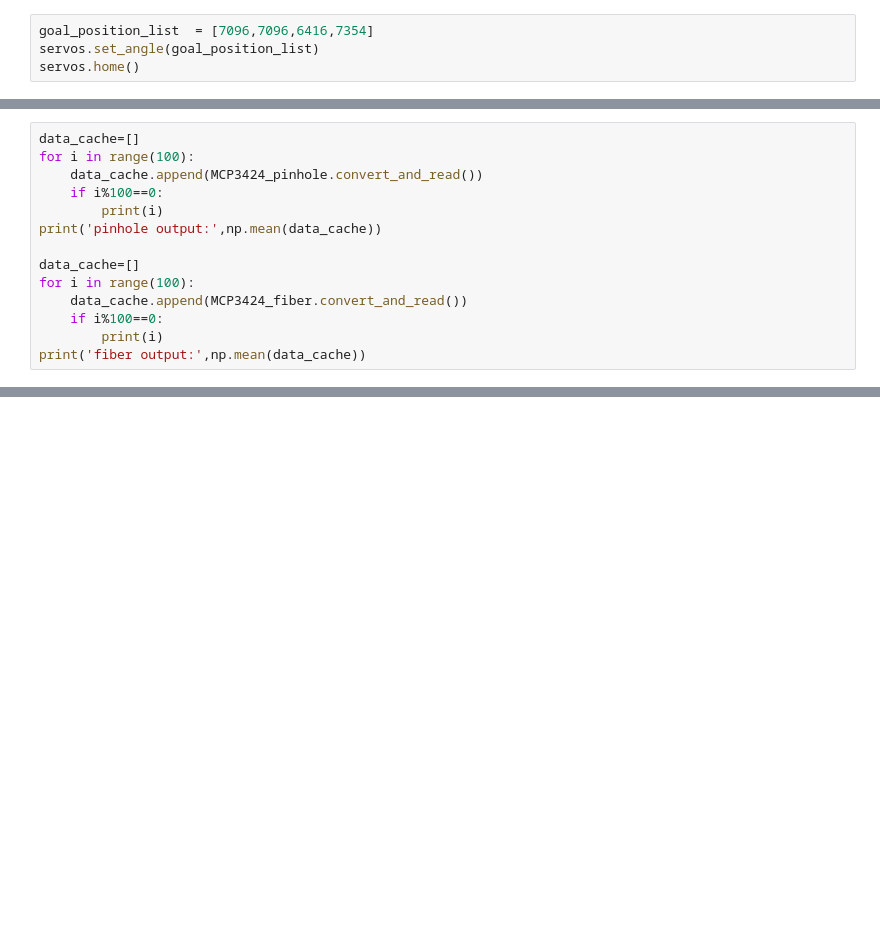
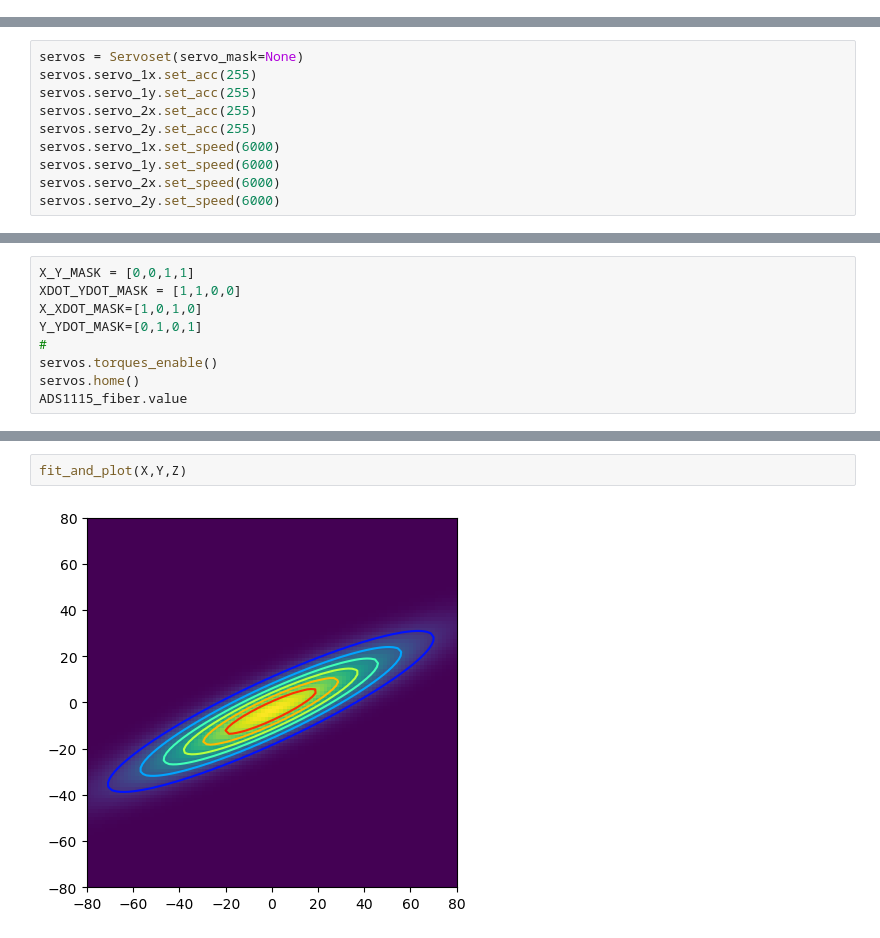
Before and after one commit to Stockholm254/servotest, a Jupyter notebook: src/expctl/servers/servoaligner/servocomp.ipynb, the cells around one changed output, grey strips where cells are left out. Saved outputs shown, nothing was run; the diff lists cells and outputs as text; blank space fills up the shorter version.

Commit message:
servo spiral aligner 1.0

```diff
--- a/src/expctl/servers/servoaligner/servocomp.ipynb
+++ b/src/expctl/servers/servoaligner/servocomp.ipynb
@@ -416,4 +0,0 @@ SCServo zero set!
-# %%
-goal_position_list  = [7096,7096,6416,7354]
-servos.set_angle(goal_position_list)
-servos.home()
@@ -435,14 +0,0 @@ Iteration: 471  [ID:002] Goal:2048 Pres:2048    [ID:004] Goal:2048 Pres:2048
-# %%
-data_cache=[]
-for i in range(100):
-    data_cache.append(MCP3424_pinhole.convert_and_read())
-    if i%100==0:
-        print(i)
-print('pinhole output:',np.mean(data_cache))
-
-data_cache=[]
-for i in range(100):
-    data_cache.append(MCP3424_fiber.convert_and_read())
-    if i%100==0:
-        print(i)
-print('fiber output:',np.mean(data_cache))
@@ -550,0 +25,10 @@ servo_2y.torque_disable()
+# %%
+servos = Servoset(servo_mask=None)
+servos.servo_1x.set_acc(255)
+servos.servo_1y.set_acc(255)
+servos.servo_2x.set_acc(255)
+servos.servo_2y.set_acc(255)
+servos.servo_1x.set_speed(6000)
+servos.servo_1y.set_speed(6000)
+servos.servo_2x.set_speed(6000)
+servos.servo_2y.set_speed(6000)
@@ -550,0 +53,9 @@ servo_2y.torque_disable()
+# %%
+X_Y_MASK = [0,0,1,1]
+XDOT_YDOT_MASK = [1,1,0,0]
+X_XDOT_MASK=[1,0,1,0]
+Y_YDOT_MASK=[0,1,0,1]
+#
+servos.torques_enable()
+servos.home()
+ADS1115_fiber.value
@@ -550,0 +121,4 @@ servo_2y.torque_disable()
+# %%
+fit_and_plot(X,Y,Z)
+# %% [output]
+[figure, added]
```
Also changed, not shown: parts of 26 cells of this notebook, 8 other files.
